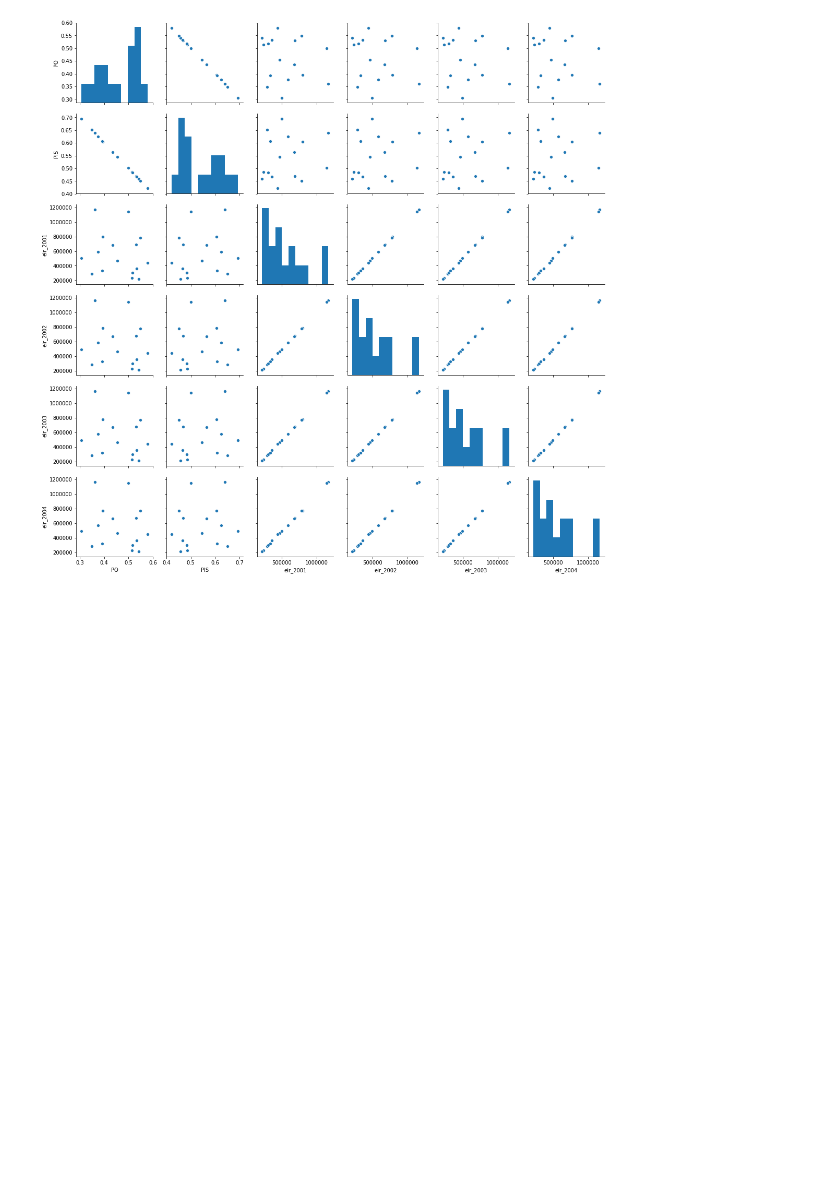
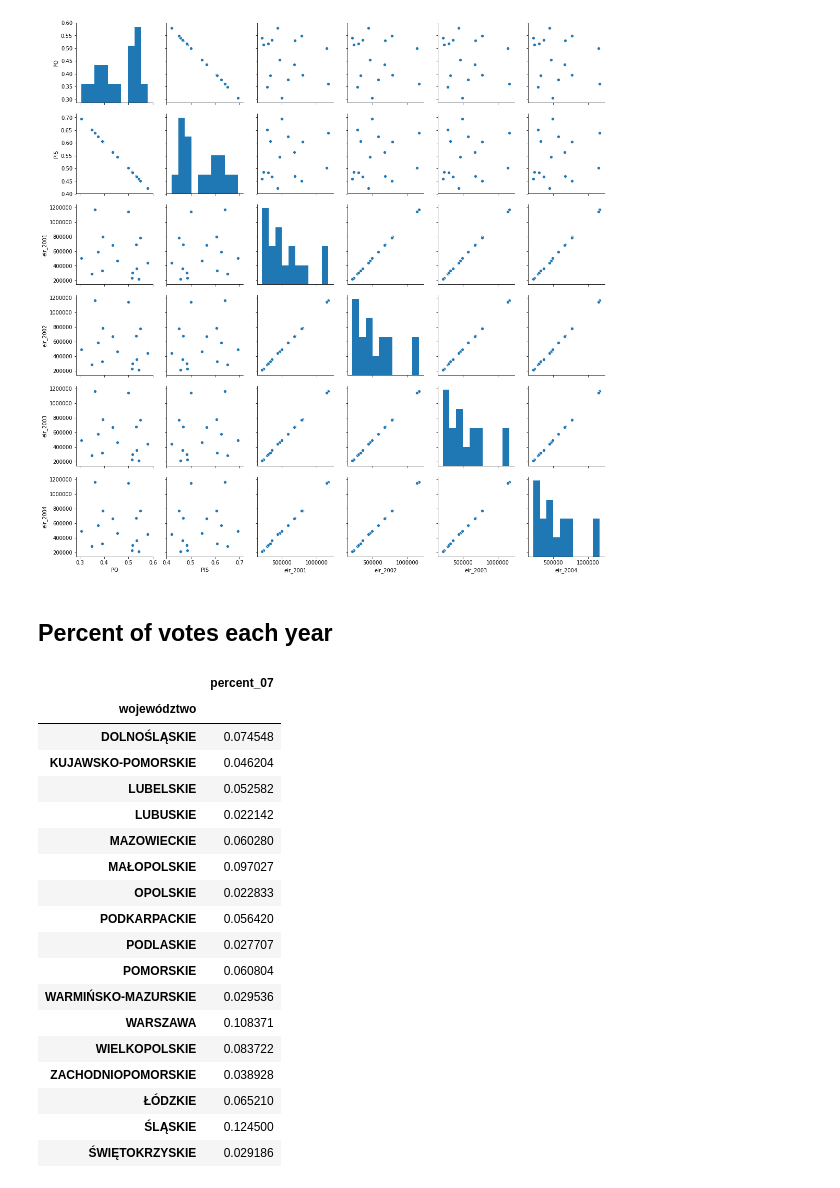
Before and after one commit to MarBry111/Forecast_Election_Poland, a Jupyter notebook: EXAMING_VOTE_DATA_AND_STAT_Vojevodztwa.ipynb, the cells around one changed output. Saved outputs shown, nothing was run; the diff lists cells and outputs as text; code cells hidden in the pictures; blank space fills up the shorter version.

Commit message:
adding weighted avg to decide which vote is more reliable

```diff
--- a/EXAMING_VOTE_DATA_AND_STAT_Vojevodztwa.ipynb
+++ b/EXAMING_VOTE_DATA_AND_STAT_Vojevodztwa.ipynb
@@ -44,2 +76,5 @@ df_2015 = pd.concat(list_excel, axis=1).T.fillna(0)
+# %%
+sum2015 = df_2015.sum(1)
+sum2015 = sum2015/sum2015.sum()
 # %% [markdown]
 # 2019
@@ -135,6 +150,8 @@ df_jednostki
 klucz = df_jednostki[['nr','województwo']]
 woj_set = set(klucz['województwo'])
 years = ['jednostka']+[str(w) for w in np.arange(2001,2019).tolist()]
+# %%
+df_jednostki.columns = ['nr','jednostka','powiaty','województwo']
 # %% [markdown]
 # Dane statystyczne
 # %%
@@ -242,3 +259,5 @@ sns.pairplot(wyn_05_eir)
 # %% [output]
 <seaborn.axisgrid.PairGrid at 0x...>
 [figure]
+# %% [markdown]
+## Percent of votes each year
@@ -244,0 +293,22 @@ sns.pairplot(wyn_05_eir)
+# %%
+p15
+# %% [output]
+|  | percent_07 |
+| województwo |  |
+| DOLNOŚLĄSKIE | 0.074548 |
+| KUJAWSKO-POMORSKIE | 0.046204 |
+| LUBELSKIE | 0.052582 |
+| LUBUSKIE | 0.022142 |
+| MAZOWIECKIE | 0.060280 |
+| MAŁOPOLSKIE | 0.097027 |
+| OPOLSKIE | 0.022833 |
+| PODKARPACKIE | 0.056420 |
+| PODLASKIE | 0.027707 |
+| POMORSKIE | 0.060804 |
+| WARMIŃSKO-MAZURSKIE | 0.029536 |
+| WARSZAWA | 0.108371 |
+| WIELKOPOLSKIE | 0.083722 |
+| ZACHODNIOPOMORSKIE | 0.038928 |
+| ŁÓDZKIE | 0.065210 |
+| ŚLĄSKIE | 0.124500 |
+| ŚWIĘTOKRZYSKIE | 0.029186 |
```
Also changed, not shown: parts of 13 cells of this notebook, 3 other files.
